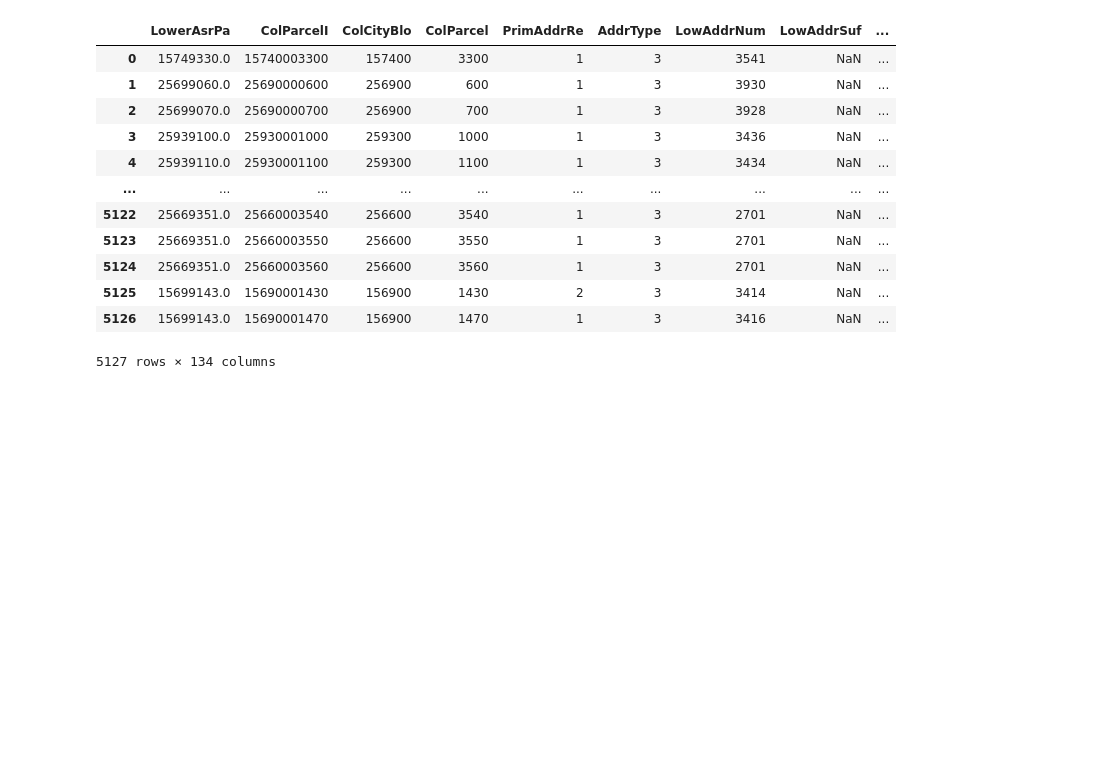
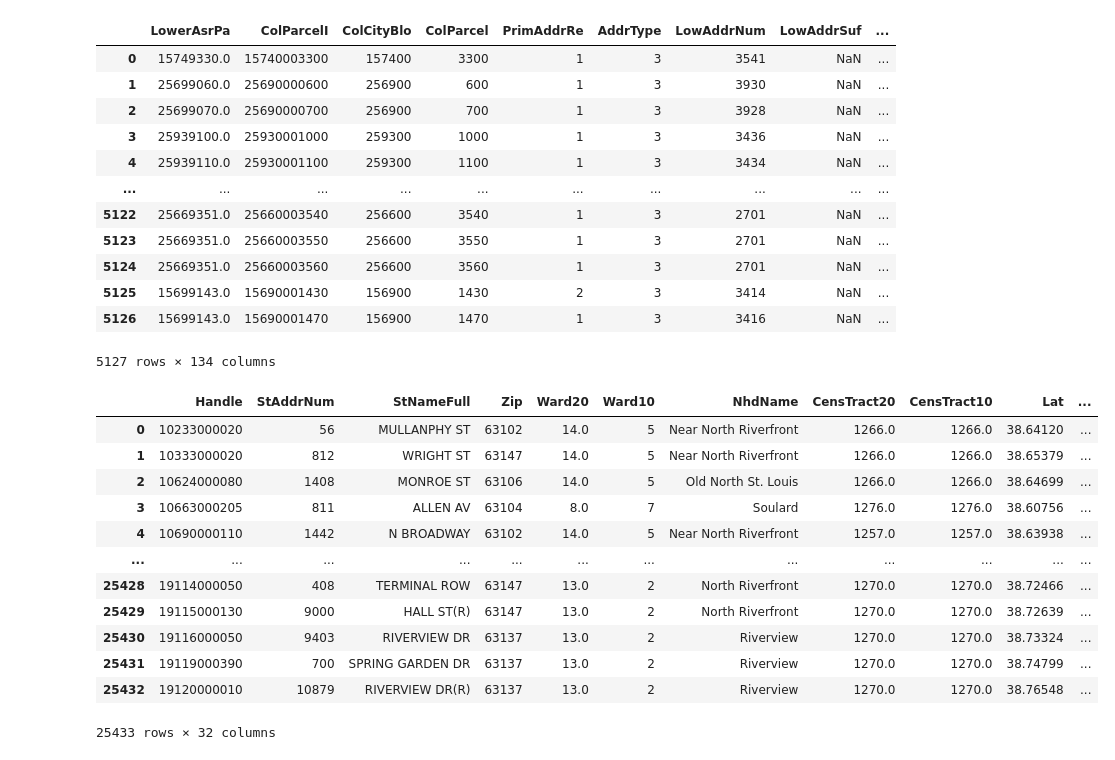
Before and after one commit to luke-lite/Dutchtown, a Jupyter notebook: vacay.ipynb, the cells around one changed output. Cells and saved outputs as stored; diff of their text form; code cells hidden in the pictures; blank space fills up the shorter version.

```diff
--- a/vacay.ipynb
+++ b/vacay.ipynb
@@ -95,0 +39,17 @@ missing
+# %%
+stl_vacancy_curr = pd.read_csv(csv_folder+csv_list[-1])
+stl_vacancy_curr
+# %% [output]
+|  | Handle | StAddrNum | StNameFull | Zip | Ward20 | Ward10 | NhdName | CensTract20 | CensTract10 | Lat | ... |
+| 0 | 10233000020 | 56 | MULLANPHY ST | 63102 | 14.0 | 5 | Near North Riverfront | 1266.0 | 1266.0 | 38.64120 | ... |
+| 1 | 10333000020 | 812 | WRIGHT ST | 63147 | 14.0 | 5 | Near North Riverfront | 1266.0 | 1266.0 | 38.65379 | ... |
+| 2 | 10624000080 | 1408 | MONROE ST | 63106 | 14.0 | 5 | Old North St. Louis | 1266.0 | 1266.0 | 38.64699 | ... |
+| 3 | 10663000205 | 811 | ALLEN AV | 63104 | 8.0 | 7 | Soulard | 1276.0 | 1276.0 | 38.60756 | ... |
+| 4 | 10690000110 | 1442 | N BROADWAY | 63102 | 14.0 | 5 | Near North Riverfront | 1257.0 | 1257.0 | 38.63938 | ... |
+| ... | ... | ... | ... | ... | ... | ... | ... | ... | ... | ... | ... |
+| 25428 | 19114000050 | 408 | TERMINAL ROW | 63147 | 13.0 | 2 | North Riverfront | 1270.0 | 1270.0 | 38.72466 | ... |
+| 25429 | 19115000130 | 9000 | HALL ST(R) | 63147 | 13.0 | 2 | North Riverfront | 1270.0 | 1270.0 | 38.72639 | ... |
+| 25430 | 19116000050 | 9403 | RIVERVIEW DR | 63137 | 13.0 | 2 | Riverview | 1270.0 | 1270.0 | 38.73324 | ... |
+| 25431 | 19119000390 | 700 | SPRING GARDEN DR | 63137 | 13.0 | 2 | Riverview | 1270.0 | 1270.0 | 38.74799 | ... |
+| 25432 | 19120000010 | 10879 | RIVERVIEW DR(R) | 63137 | 13.0 | 2 | Riverview | 1270.0 | 1270.0 | 38.76548 | ... |
+25433 rows × 32 columns
```
Also changed, not shown: parts of 39 cells of this notebook.
